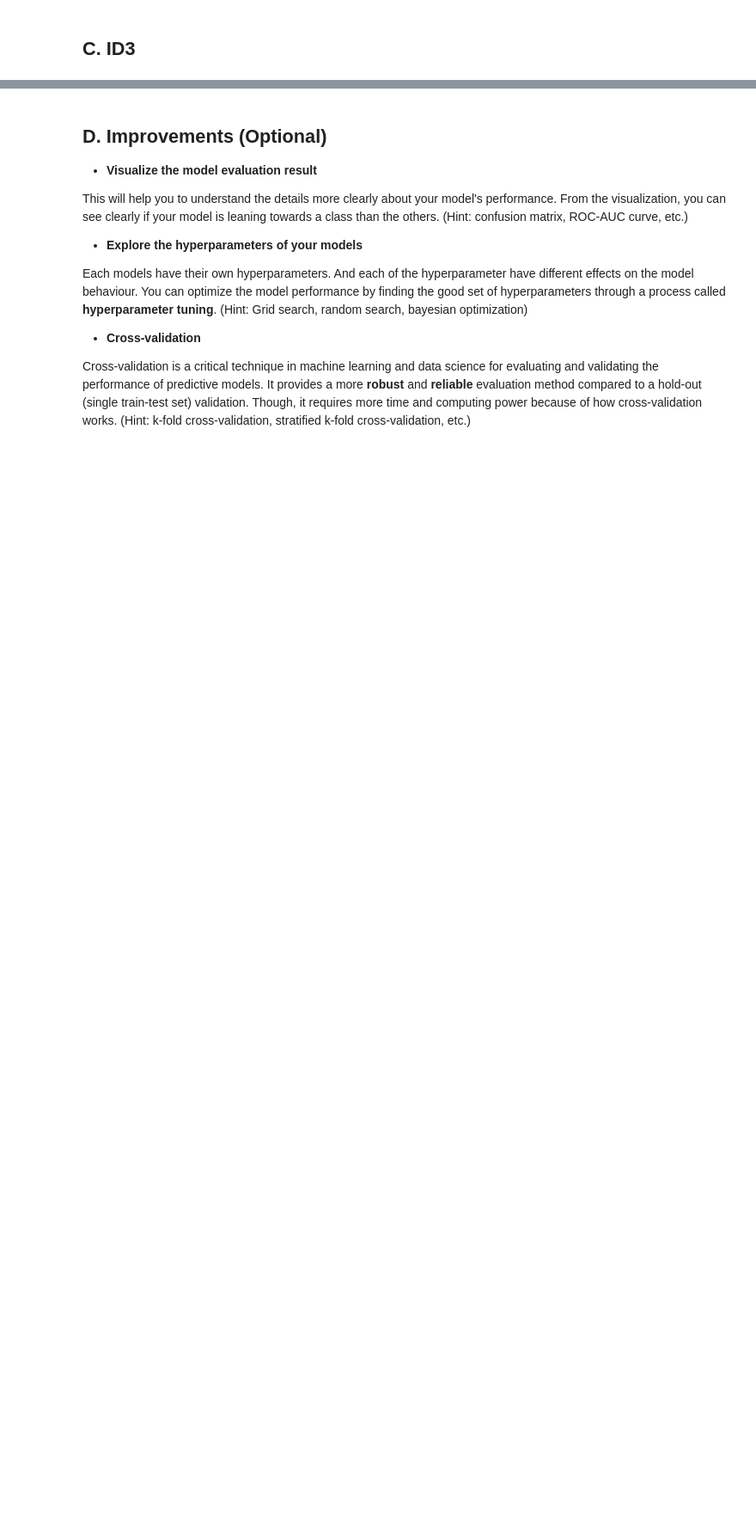
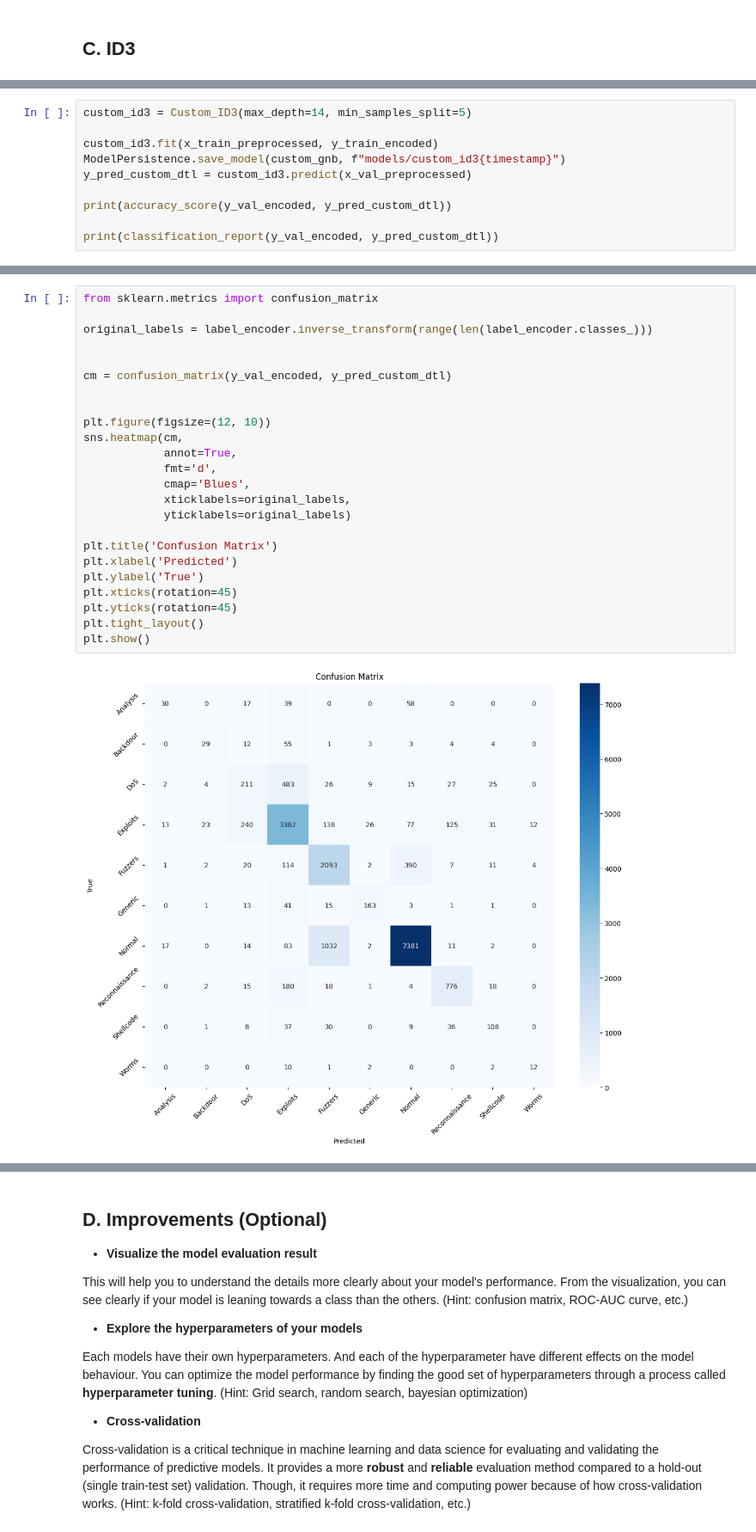
Before and after one commit to julianchandras/Tubes-2-IF3170, a Jupyter notebook: src/main.ipynb, the cells around one changed output, grey strips where cells are left out. Shown at 86% size. Saved outputs shown, nothing was run; the diff lists cells and outputs as text; blank space fills up the shorter version.

```diff
--- a/src/main.ipynb
+++ b/src/main.ipynb
@@ -1951,0 +1816,10 @@ x_new_train, y_new_train = x_train_preprocessed[:1000], y_train_encoded[:1000]
+# %%
+custom_id3 = Custom_ID3(max_depth=14, min_samples_split=5)
+
+custom_id3.fit(x_train_preprocessed, y_train_encoded)
+ModelPersistence.save_model(custom_gnb, f"models/custom_id3{timestamp}")
+y_pred_custom_dtl = custom_id3.predict(x_val_preprocessed)
+
+print(accuracy_score(y_val_encoded, y_pred_custom_dtl))
+
+print(classification_report(y_val_encoded, y_pred_custom_dtl))
@@ -1951,0 +1844,26 @@ x_new_train, y_new_train = x_train_preprocessed[:1000], y_train_encoded[:1000]
+# %%
+from sklearn.metrics import confusion_matrix
+
+original_labels = label_encoder.inverse_transform(range(len(label_encoder.classes_)))
+
+
+cm = confusion_matrix(y_val_encoded, y_pred_custom_dtl)
+
+
+plt.figure(figsize=(12, 10))
+sns.heatmap(cm,
+            annot=True,
+            fmt='d',
+            cmap='Blues',
+            xticklabels=original_labels,
+            yticklabels=original_labels)
+
+plt.title('Confusion Matrix')
+plt.xlabel('Predicted')
+plt.ylabel('True')
+plt.xticks(rotation=45)
+plt.yticks(rotation=45)
+plt.tight_layout()
+plt.show()
+# %% [output]
+[figure, added]
```
Also changed, not shown: parts of 49 cells of this notebook, 9 other files.
